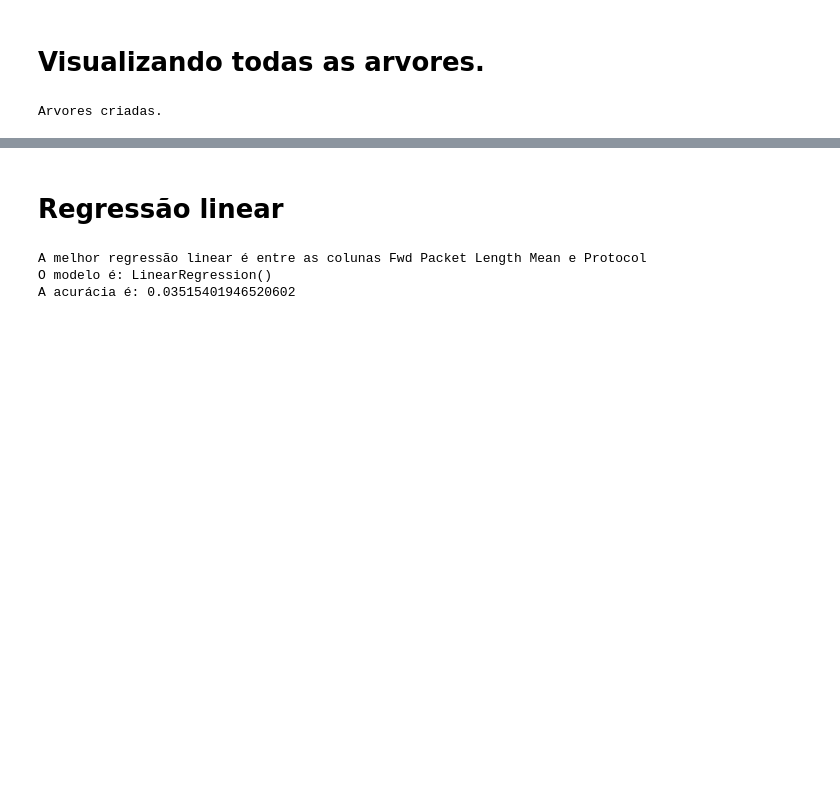
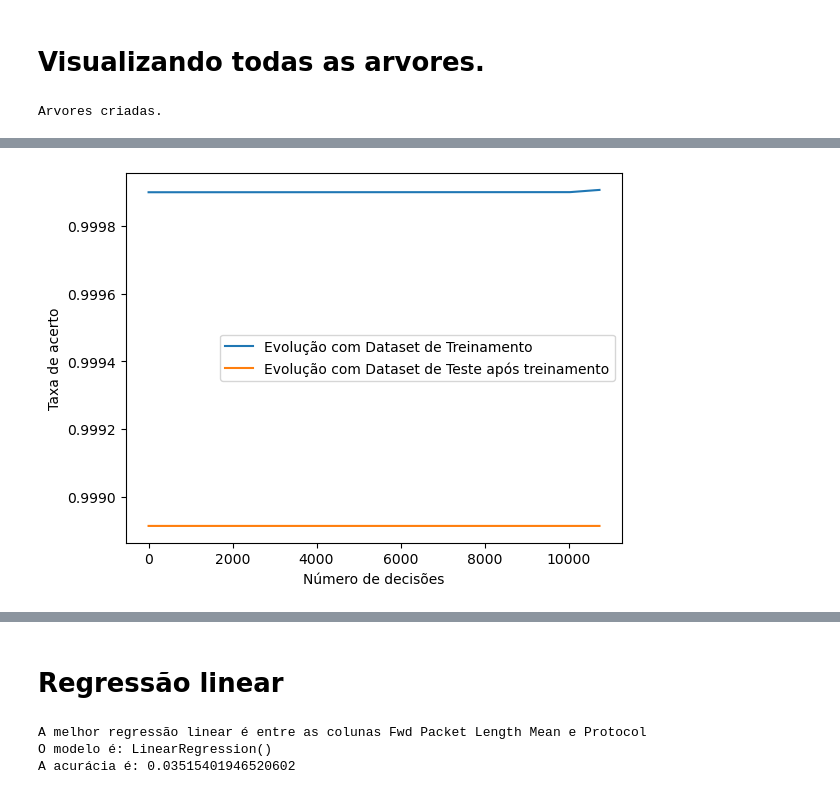
Before and after one commit to davijls9/-algoritmo-Random-Forest-para-identifica-DDoS-UDP, a Jupyter notebook: resultado_algoritmo-Cortada.ipynb, the cells around one changed output, grey strips where cells are left out. Cells and saved outputs as stored; diff of their text form; code cells hidden in the pictures; blank space fills up the shorter version.

```diff
--- a/resultado_algoritmo-Cortada.ipynb
+++ b/resultado_algoritmo-Cortada.ipynb
@@ -514,5 +545,7 @@ def plot_accuracy(clf, X_train, y_train, X_test, y_test, update_interval=10, sav
 # %%
 # Chama a função para plotar o gráfico
-#plot_accuracy(dt, X_train, y_train, X_test, y_test, update_interval=100, save_path='trainamento_ml_tree_accuracy_plot.png')
+plot_accuracy(dt, X_train, y_train, X_test, y_test, update_interval=100, save_path='trainamento_ml_tree_accuracy_plot.png')
+# %% [output]
+[figure, added]
 # %%
 # Chama a função para plotar o gráfico
```
Also changed, not shown: parts of 17 cells of this notebook, 1 other file.
